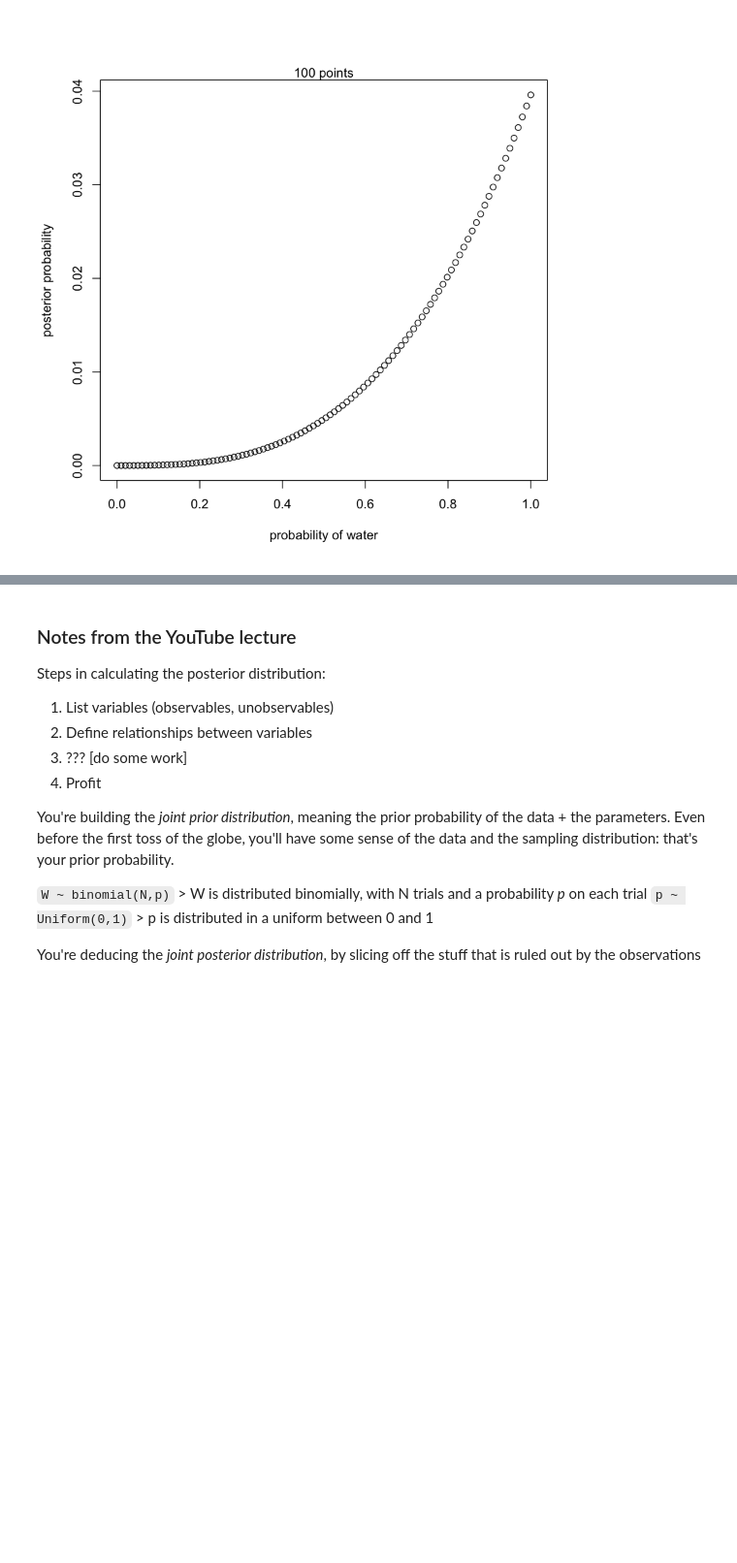
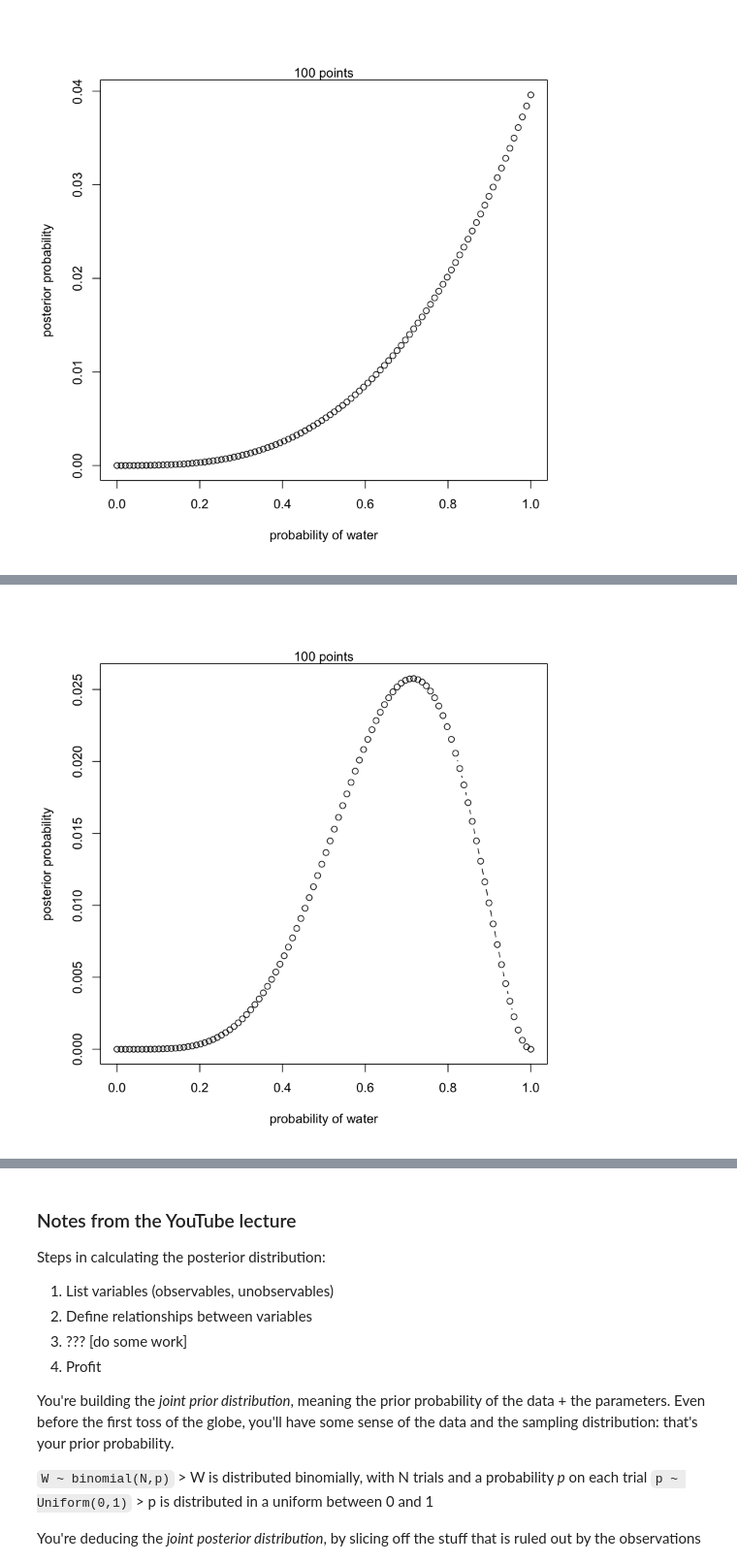
Before and after one commit to bleekere/rethinking, a Jupyter notebook: workspace-rethinking.ipynb, the cells around one changed output, grey strips where cells are left out. Shown at 97% size. Drawn from its saved outputs; the diff is of its cells as text; code cells hidden in the pictures; blank space fills up the shorter version.

```diff
--- a/workspace-rethinking.ipynb
+++ b/workspace-rethinking.ipynb
@@ -310,14 +310,17 @@ mtext( "100 points" )
 # 3. L,W,W,L,W,W,W > de dbinom op 1xL, 2xW, 1xL, 3xW bij 7x gooien waarbij de kans op W,L telkens 0.5 is
 
 # Define grid
+# p has a uniform prior, from 0 to 1
 p_grid <- seq (from=0, to=1, length.out=100)
 
 # Define prior
-prior <- c(1,0,0,1,0,0)
+# rep(x, ...) replicates the values in n=3
+# here we replicate the values of prior 100 times
+prior <- rep(1,100)
 
 # compute the likelihood at each value in the grid
-# size=7
-likelihood <- dbinom(prior, size=7, p_grid)
+# following the example we set size=3
+likelihood <- dbinom(5, size=7, p_grid)
 
 # compute the result of the likelihood multiplied by the prior
 # this produces an unstandardized posterior
@@ -330,0 +331,5 @@ Warning message in likelihood * prior:
+# %%
+plot( p_grid , posterior , type="b" , xlab="probability of water" , ylab="posterior probability" )
+mtext( "100 points" )
+# %% [output]
+[figure, added]
```
Also changed, not shown: parts of 8 cells of this notebook.
